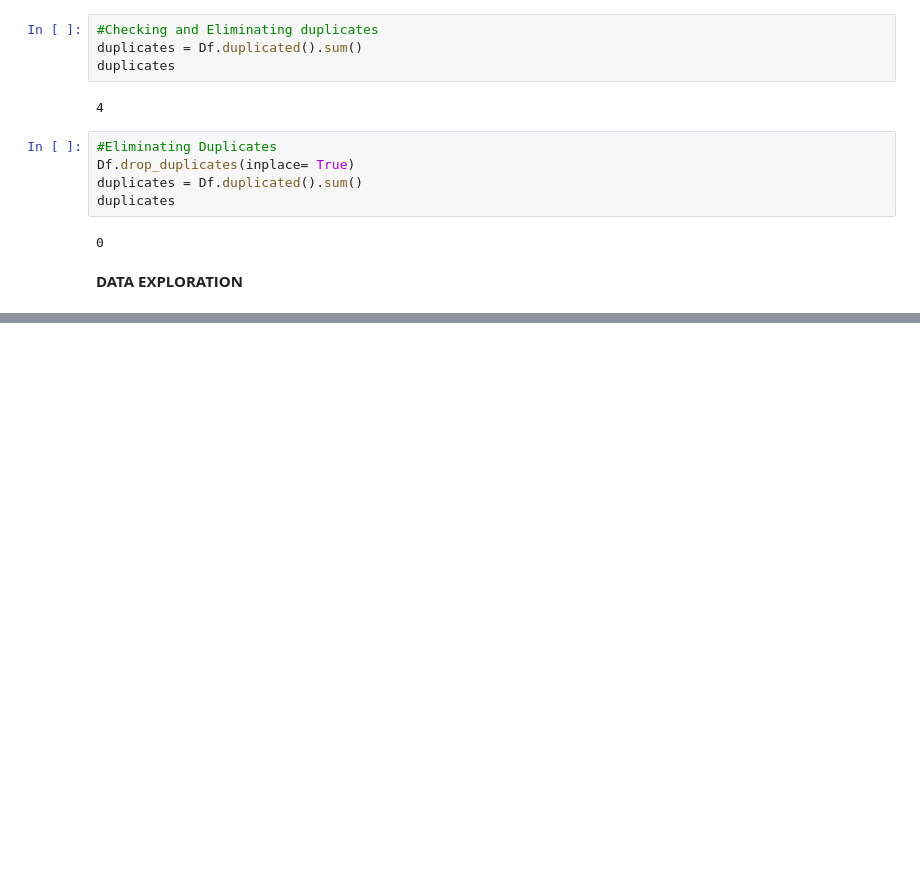
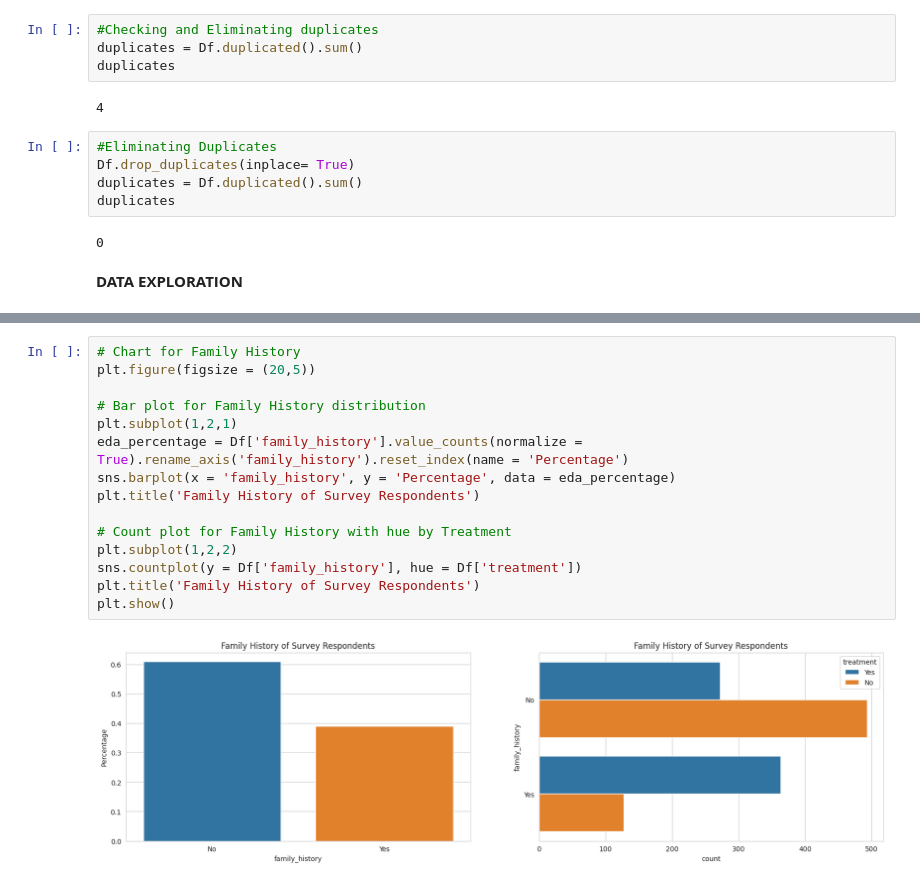
Before and after one commit to Calvince1/Cal, a Jupyter notebook: 149481_CSA.ipynb, the cells around one changed output, grey strips where cells are left out. Cells and saved outputs as stored; diff of their text form; blank space fills up the shorter version.

```diff
--- a/149481_CSA.ipynb
+++ b/149481_CSA.ipynb
@@ -372,0 +429,17 @@ duplicates
+# %%
+# Chart for Family History
+plt.figure(figsize = (20,5))
+
+# Bar plot for Family History distribution
+plt.subplot(1,2,1)
+eda_percentage = Df['family_history'].value_counts(normalize = True).rename_axis('family_history').reset_index(name = 'Percentage')
+sns.barplot(x = 'family_history', y = 'Percentage', data = eda_percentage)
+plt.title('Family History of Survey Respondents')
+
+# Count plot for Family History with hue by Treatment
+plt.subplot(1,2,2)
+sns.countplot(y = Df['family_history'], hue = Df['treatment'])
+plt.title('Family History of Survey Respondents')
+plt.show()
+# %% [output]
+[figure, added]
```
Also changed, not shown: parts of 17 cells of this notebook.
